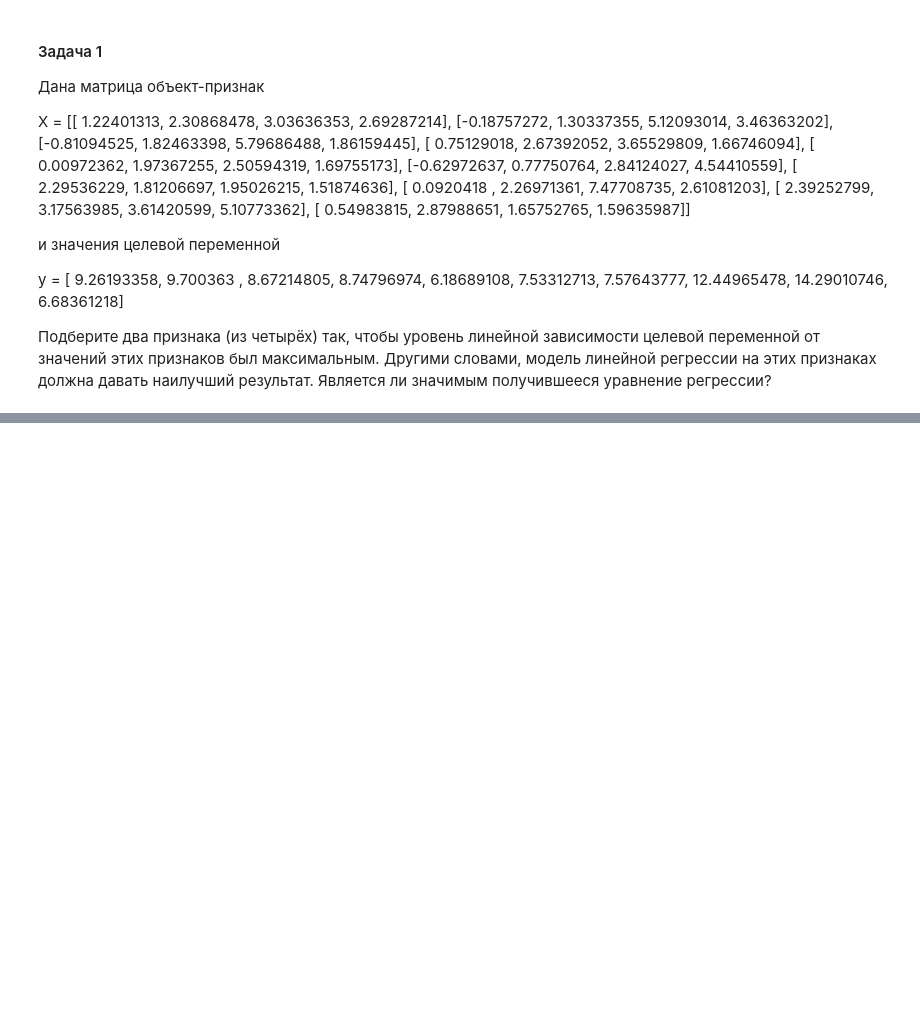
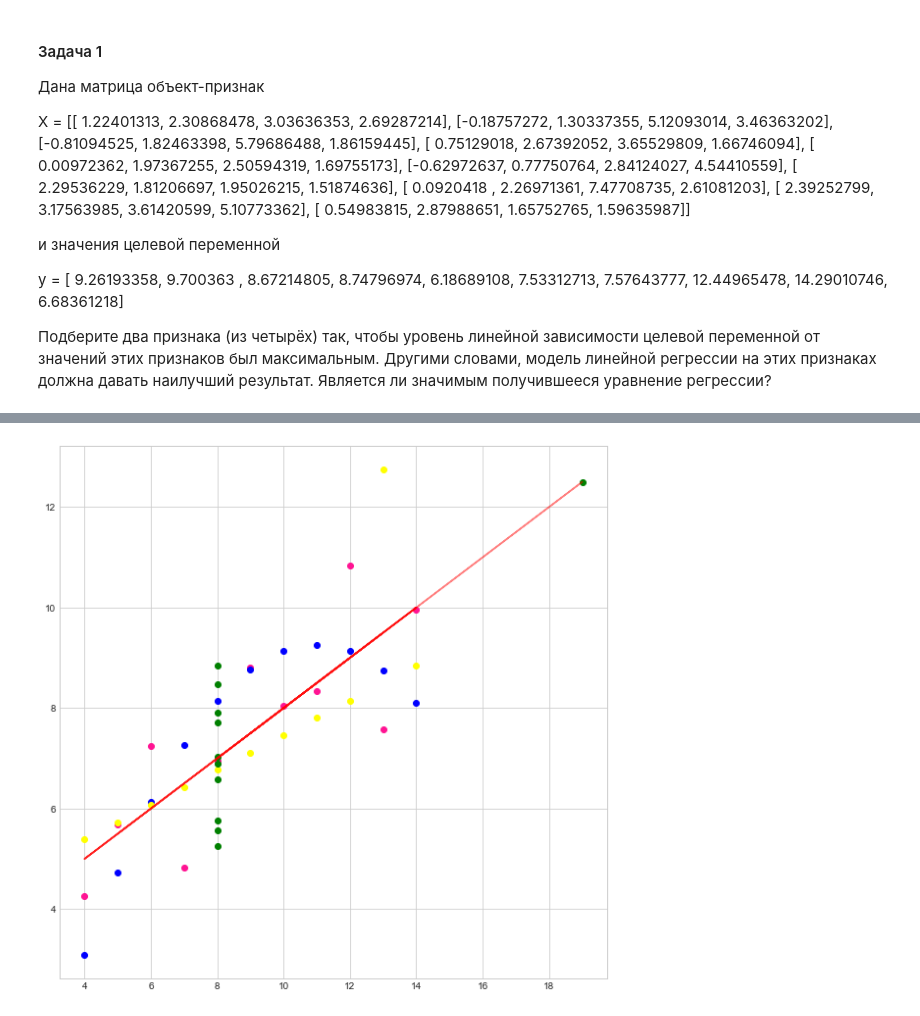
Before and after one commit to chernova-ann/theory-of-probability, a Jupyter notebook: Homework_7_pt.ipynb, the cells around one changed output, grey strips where cells are left out. Drawn from its saved outputs; the diff is of its cells as text; code cells hidden in the pictures; blank space fills up the shorter version.

```diff
--- a/Homework_7_pt.ipynb
+++ b/Homework_7_pt.ipynb
@@ -42,0 +119,5 @@ y = np.array(y)
+# %%
+a = np.ones(60) # значение 1 - совершенные покупки на странице B
+b = np.zeros(1405) #1405-60 просмотры без покупок на странице А (значение 0).
+y2 = np.hstack((a,b)) # выборка страницы B
+print(y2, y2.shape)
@@ -42,0 +126,3 @@ y = np.array(y)
+# %%
+y = np.hstack((y1, y2)) # Общая выборка всех просмотров (с покупками и без)
+print(y, y.shape)
@@ -66,0 +233,12 @@ y = np.array(y)
+# %%
+x1 = np.array([10.0, 8.0, 13.0, 9.0, 11.0, 14.0, 6.0, 4.0, 12.0, 7.0, 5.0])
+y1 = np.array([8.04, 6.95, 7.58, 8.81, 8.33, 9.96, 7.24, 4.26, 10.84, 4.82, 5.68])
+
+x2 = np.array([10.0, 8.0, 13.0, 9.0, 11.0, 14.0, 6.0, 4.0, 12.0, 7.0, 5.0])
+y2 = np.array([9.14, 8.14, 8.74, 8.77, 9.26, 8.1, 6.13, 3.1, 9.13, 7.26, 4.74])
+
+x3 = np.array([10.0, 8.0, 13.0, 9.0, 11.0, 14.0, 6.0, 4.0, 12.0, 7.0, 5.0])
+y3 = np.array([7.46, 6.77, 12.74, 7.11, 7.81, 8.84, 6.08, 5.39, 8.15, 6.42, 5.73])
+
+x4 = np.array([8.0, 8.0, 8.0, 8.0, 8.0, 8.0, 8.0, 19.0, 8.0, 8.0, 8.0])
+y4 = np.array([6.58, 5.76, 7.71, 8.84, 8.47, 7.04, 5.25, 12.5, 5.56, 7.91, 6.89])
@@ -66,0 +280,27 @@ y = np.array(y)
+# %%
+def lreg (x,y):
+    b1 = np.cov(x, y, ddof=1)[0, 1] / np.var(x, ddof=1)
+    b0 = y.mean() - b1 * x.mean()
+    #ox = x
+    oy = b0 + b1*x
+    return oy
+# %%
+fig, ax = plt.subplots()
+
+ax.scatter(x1, y1, c = 'deeppink')
+plt.plot(x1, lreg(x1, y1), color='red', alpha=0.5)
+
+ax.scatter(x2, y2, c = 'blue')
+plt.plot(x2, lreg(x2,y2), color='red', alpha=0.5)
+
+ax.scatter(x3, y3, c = 'yellow')
+plt.plot(x3, lreg(x3, y3), color='red', alpha=0.5)
+
+ax.scatter(x4, y4, c = 'green')
+plt.plot(x4, lreg(x4, y4), color='red', alpha=0.5)
+
+fig.set_figwidth(10)
+fig.set_figheight(10)
+plt.show()
+# %% [output]
+[figure, added]
```
Also changed, not shown: parts of 34 cells of this notebook.
